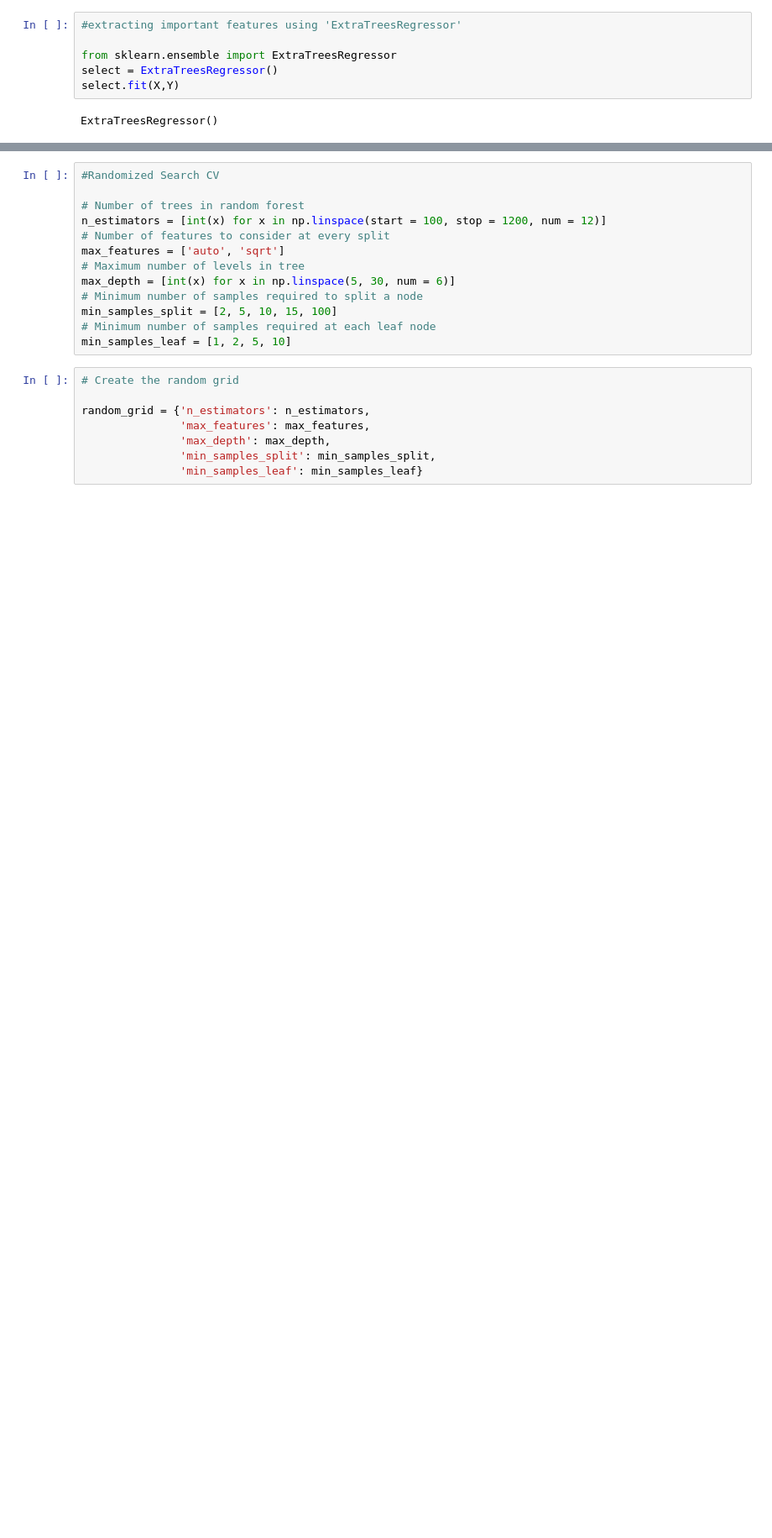
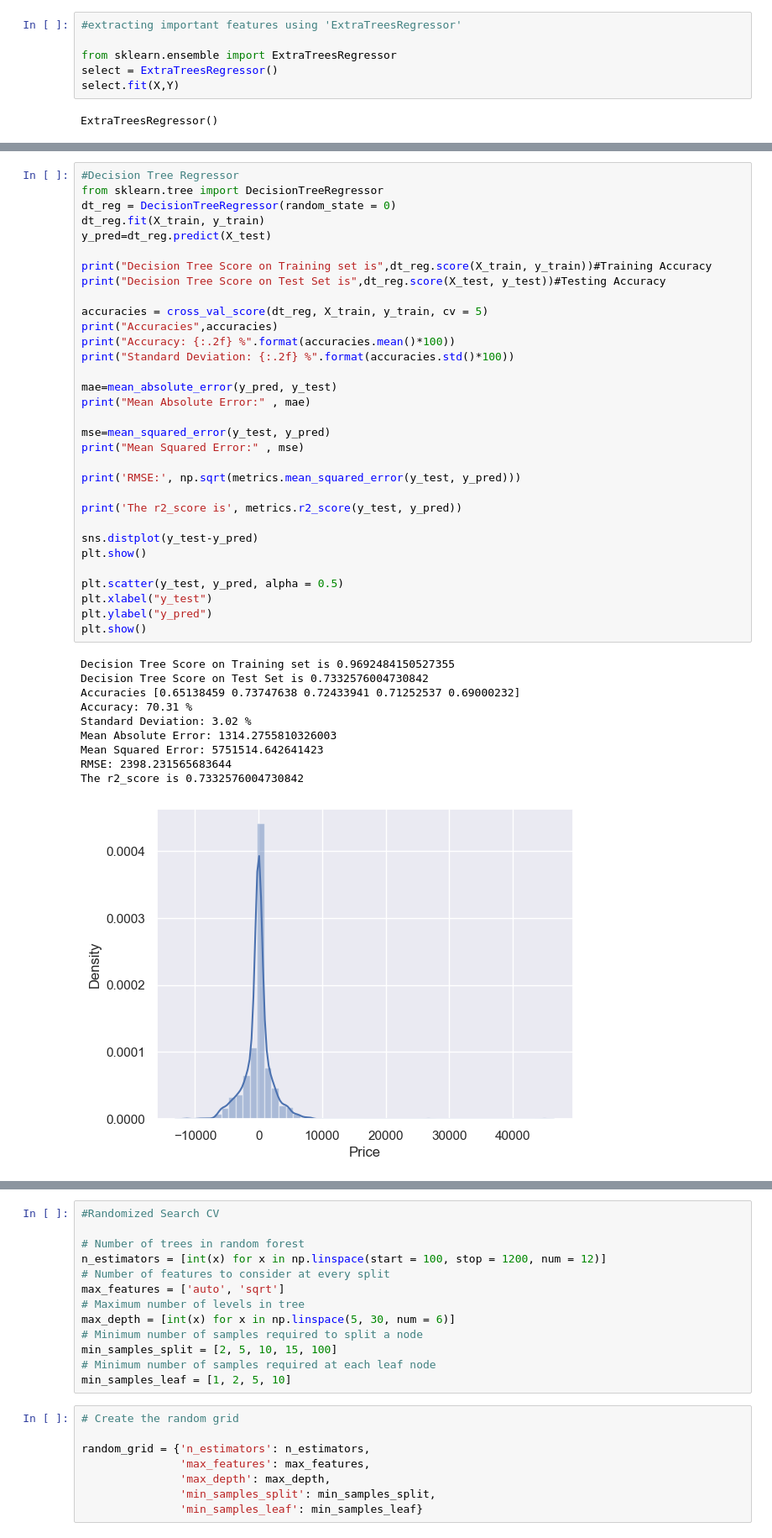
Before and after one commit to Bharathkumar-ms/Flight_Fare_Prediction, a Jupyter notebook: FFP code.ipynb, the cells around one changed output, grey strips where cells are left out. Shown at 84% size. Cells and saved outputs as stored; diff of their text form; blank space fills up the shorter version.

```diff
--- a/FFP code.ipynb
+++ b/FFP code.ipynb
@@ -917,0 +939,43 @@ print(r2)
+# %%
+#Decision Tree Regressor
+from sklearn.tree import DecisionTreeRegressor
+dt_reg = DecisionTreeRegressor(random_state = 0)
+dt_reg.fit(X_train, y_train)
+y_pred=dt_reg.predict(X_test)
+
+print("Decision Tree Score on Training set is",dt_reg.score(X_train, y_train))#Training Accuracy
+print("Decision Tree Score on Test Set is",dt_reg.score(X_test, y_test))#Testing Accuracy
+
+accuracies = cross_val_score(dt_reg, X_train, y_train, cv = 5)
+print("Accuracies",accuracies)
+print("Accuracy: {:.2f} %".format(accuracies.mean()*100))
+print("Standard Deviation: {:.2f} %".format(accuracies.std()*100))
+
+mae=mean_absolute_error(y_pred, y_test)
+print("Mean Absolute Error:" , mae)
+
+mse=mean_squared_error(y_test, y_pred)
+print("Mean Squared Error:" , mse)
+
+print('RMSE:', np.sqrt(metrics.mean_squared_error(y_test, y_pred)))
+
+print('The r2_score is', metrics.r2_score(y_test, y_pred))
+
+sns.distplot(y_test-y_pred)
+plt.show()
+
+plt.scatter(y_test, y_pred, alpha = 0.5)
+plt.xlabel("y_test")
+plt.ylabel("y_pred")
+plt.show()
+# %% [output]
+Decision Tree Score on Training set is 0.9692484150527355
+Decision Tree Score on Test Set is 0.7332576004730842
+Accuracies [0.65138459 0.73747638 0.72433941 0.71252537 0.69000232]
+Accuracy: 70.31 %
+Standard Deviation: 3.02 %
+Mean Absolute Error: 1314.2755810326003
+Mean Squared Error: 5751514.642641423
+RMSE: 2398.231565683644
+The r2_score is 0.7332576004730842
+[figure, added]
```
Also changed, not shown: parts of 32 cells of this notebook.
